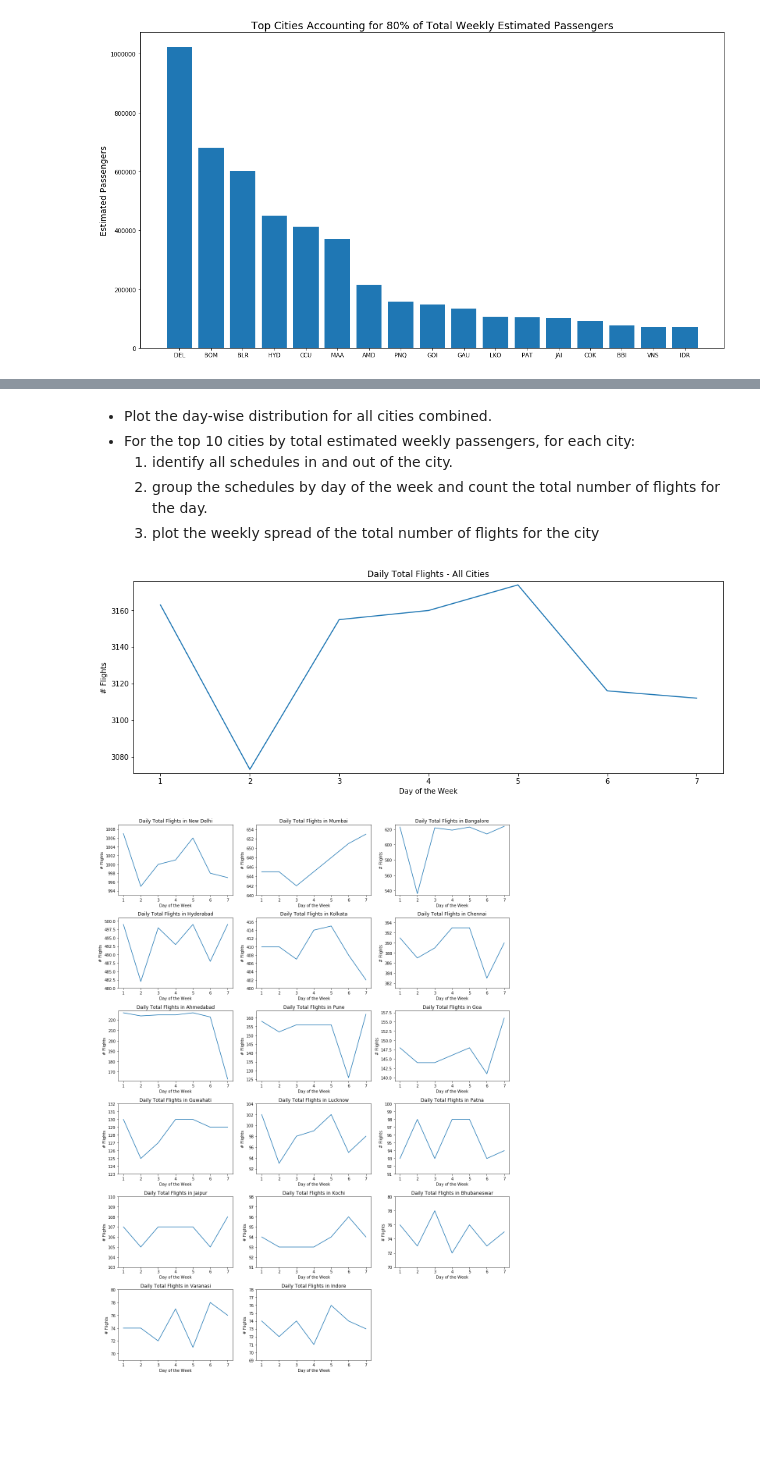
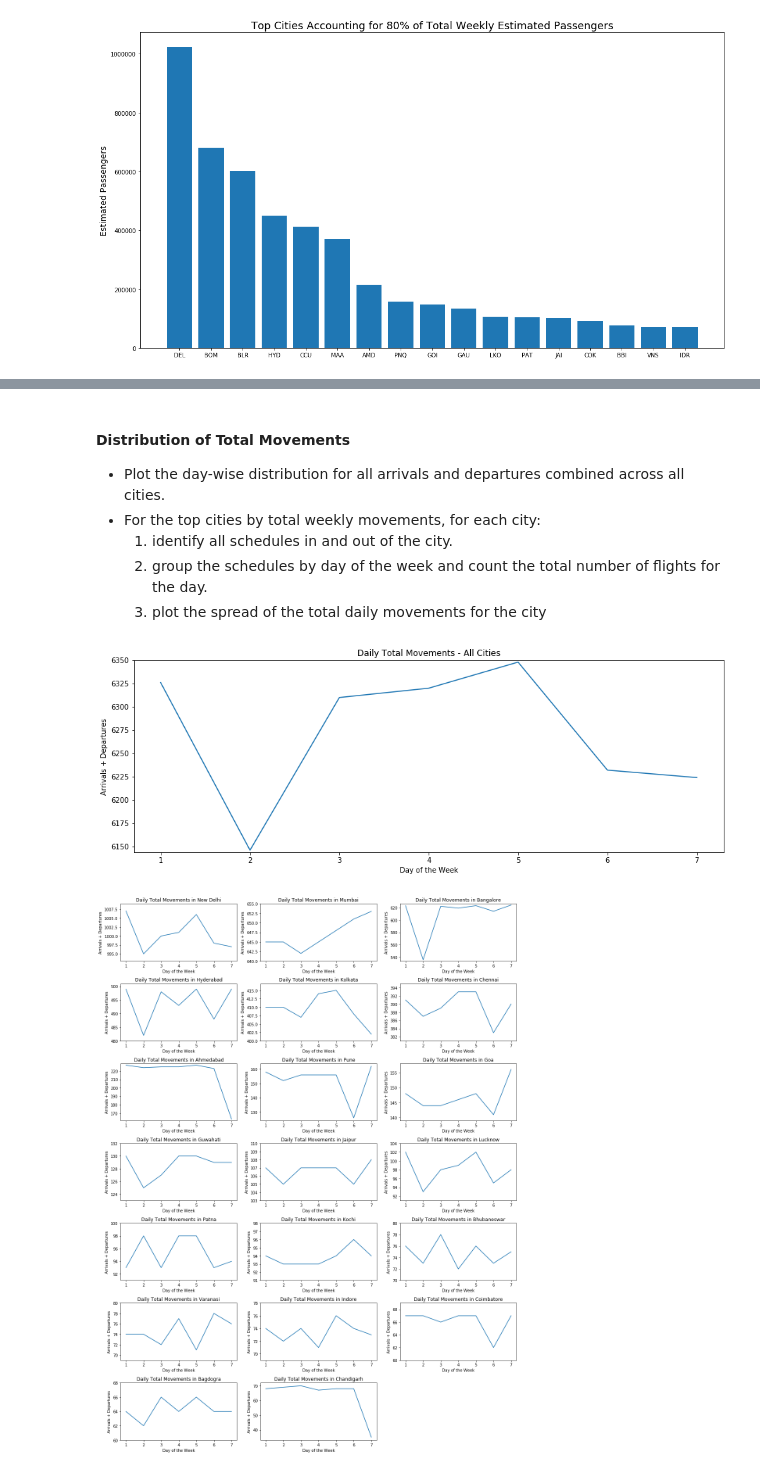
Before and after one commit to sanjeevgadre/Portfolio-Airport-Traffic, a Jupyter notebook: city-analysis.ipynb, the cells around one changed output, grey strips where cells are left out. Drawn from its saved outputs; the diff is of its cells as text; code cells hidden in the pictures; blank space fills up the shorter version.

```diff
--- a/city-analysis.ipynb
+++ b/city-analysis.ipynb
@@ -142,19 +139,19 @@ Cities accounting for 80% of total weekly capacity:
 # %% [markdown]
 #### Top Cities by Weekly Total Estimated Passengers
 # %%
-city_weekly = city_weekly.sort_values(by = ['total_weekly_est_pass'], ascending = False)
-total_ = city_weekly['total_weekly_est_pass'].sum()
+sdat = sdat.sort_values(by = ['total_weekly_est_pass'], ascending = False)
+total_ = sdat['total_weekly_est_pass'].sum()
 
-city_weekly['%_total_weekly_est_pass'] = round(city_weekly['total_weekly_est_pass'].cumsum()/total_, 2)
+sdat['%_total_weekly_est_pass'] = round(sdat['total_weekly_est_pass'].cumsum()/total_, 2)
 
-top_cities_code = city_weekly.loc[city_weekly['%_total_weekly_est_pass'] <= 0.8, :].index.tolist()
-top_cities = [codes_to_city[top_cities_code[i]] for i in range(len(top_cities_code))]
+top_cities_by_pass = sdat.loc[sdat['%_total_weekly_est_pass'] <= 0.8, :].index.tolist()
+top_cities_by_name = [codes_to_city[top_cities_by_pass[i]] for i in range(len(top_cities_by_pass))]
 
-print('%i cities account for 80%% of total estimated weekly passengers.\n' % len(top_cities_code))
-print('Cities accounting for 80% of total estimated weekly passengers:\n', top_cities)
+print('%i cities account for 80%% of total estimated weekly passengers.\n' % len(top_cities_by_pass))
+print('Cities accounting for 80% of total estimated weekly passengers:\n', top_cities_by_name)
 
 plt.figure(figsize = (18, 10))
-plt.bar(top_cities_code, city_weekly['total_weekly_est_pass'][0:len(top_cities)])
+plt.bar(top_cities_code, sdat['total_weekly_est_pass'][0:len(top_cities_by_pass)])
 plt.title('Top Cities Accounting for 80% of Total Weekly Estimated Passengers', size = 18)
 plt.ylabel('Estimated Passengers', size = 14)
 plt.show()
@@ -169,49 +166,64 @@ Cities accounting for 80% of total estimated weekly passengers:
 # %% [markdown]
+#### Distribution of Total Movements
+
 <ul>
-    <li>Plot the day-wise distribution for all cities combined.
-    <li>For the top 10 cities by total estimated weekly passengers, for each city:
+    <li>Plot the day-wise distribution for all arrivals and departures combined across all cities.
+    <li>For the top cities by total weekly movements, for each city:
         <ol>
             <li>identify all schedules in and out of the city.
             <li>group the schedules by day of the week and count the total number of flights for the day.
-            <li>plot the weekly spread of the total number of flights for the city
+            <li>plot the spread of the total daily movements for the city
 # %%
+''' When combined across all cities, for any day, the total number of arrivals must be equal to the total
+number of departures. However, this may not be true when considering a particular city, i.e. the total number
+of arrivals in a city may not be the same as the total number of departures '''
+
 plt.figure(figsize = (15, 5))
 
-idx = [i for i in range(dat.shape[0]) if dat['from'][i] != 'DEL' or dat['to'][i] != 'DEL']
-sdat = dat.iloc[idx, :]
-daily_flight_count = []
+daily_mvmnts_from = []
+daily_mvmnts = []
 for i in range(1,8,1):
-    foo = 'day_'+str(i)
-    daily_flight_count.append(sdat.groupby([foo, 'from'])[foo].count()[1].sum())
+    day = 'day_' + str(i)
+    daily_mvmnts_from.append(dat.groupby([day, 'from'])[day].count()[1].sum())
 
-plt.plot(np.arange(1,8,1), daily_flight_count)
-plt.ylim((min(daily_flight_count) - 2, max(daily_flight_count) + 2))
+daily_mvmnts = [i*2 for i in daily_mvmnts_from]
+
+plt.plot(np.arange(1,8,1), daily_mvmnts)
+plt.ylim((min(daily_mvmnts) - 2, max(daily_mvmnts) + 2))
 plt.xlabel('Day of the Week')
-plt.ylabel('# Flights')
-plt.title('Daily Total Flights - All Cities')
+plt.ylabel('Arrivals + Departures')
+plt.title('Daily Total Movements - All Cities')
 plt.show()
 
 plt.figure(figsize = (15, 20))
+ncol = 3
+nrow = np.ceil(len(top_cities_by_mvmnts)/3)
 subplot_= 1
-for city_code in top_cities_code:
-    daily_flight_count = []
-    idx = [i for i in range(dat.shape[0]) if dat['from'][i] == city_code or dat['to'][i] == city_code]
+for city_code in top_cities_by_mvmnts:
+    daily_mvmnts = []
+
+    idx = [i for i in dat.index if dat['from'][i] == city_code or dat['to'][i] == city_code]
     sdat = dat.iloc[idx, :]
 
+    idx_in = [i for i in sdat.index if sdat['from'][i] != city_code] # flights into the city
+    idx_out = [i for i in sdat.index if sdat['to'][i] != city_code]  # flights out of the city
+
     for i in range(1,8,1):
-        foo = 'day_'+str(i)
-        daily_flight_count.append(sdat.groupby([foo, 'from'])[foo].count()[1].sum())
+        day = 'day_' + str(i)
+        daily_mvmnts_to = sdat.loc[idx_in, :].groupby([day, 'from'])[day].count()[1].sum()
+        daily_mvmnts_from = sdat.loc[idx_out, :].groupby([day, 'to'])[day].count()[1].sum()
+        daily_mvmnts.append(daily_mvmnts_to + daily_mvmnts_from)
 
-    plt.subplot(6,3, subplot_)
+    plt.subplot(nrow, ncol, subplot_)
     subplot_ = subplot_ + 1
-    plt.plot(np.arange(1,8,1), daily_flight_count)
-    plt.ylim((min(daily_flight_count) - 2, max(daily_flight_count) + 2))
+    plt.plot(np.arange(1,8,1), daily_mvmnts)
+    plt.ylim((min(daily_mvmnts) - 2, max(daily_mvmnts) + 2))
     plt.xlabel('Day of the Week')
-    plt.ylabel('# Flights')
-    plt.title('Daily Total Flights in %s' % codes_to_city[city_code])
+    plt.ylabel('Arrivals + Departures')
+    plt.title('Daily Total Movements in %s' % codes_to_city[city_code])
 
 plt.tight_layout()
 plt.show()
 # %% [output]
-[figure, old version]
+[figure, new version]
-[figure, old version]
+[figure, new version]
```
Also changed, not shown: parts of 18 cells of this notebook.
